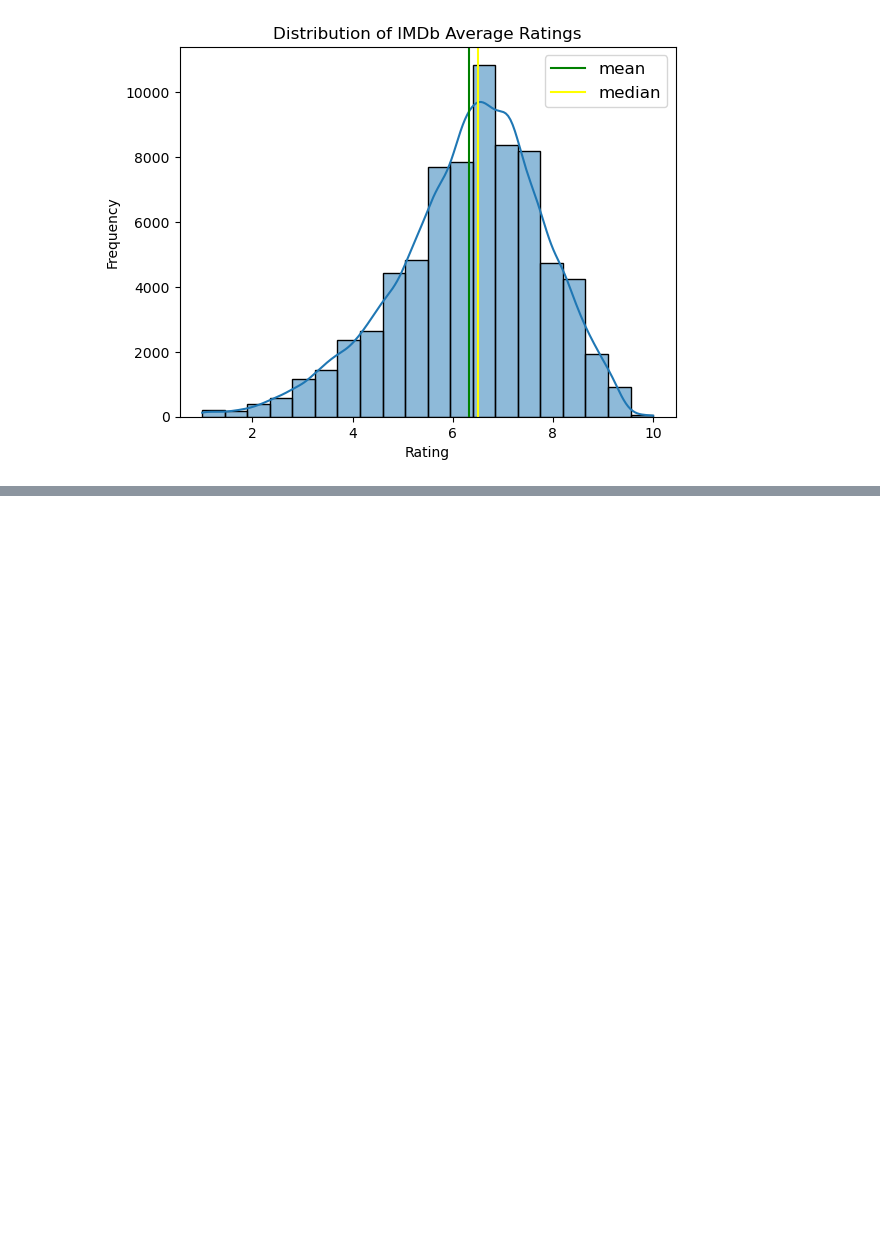
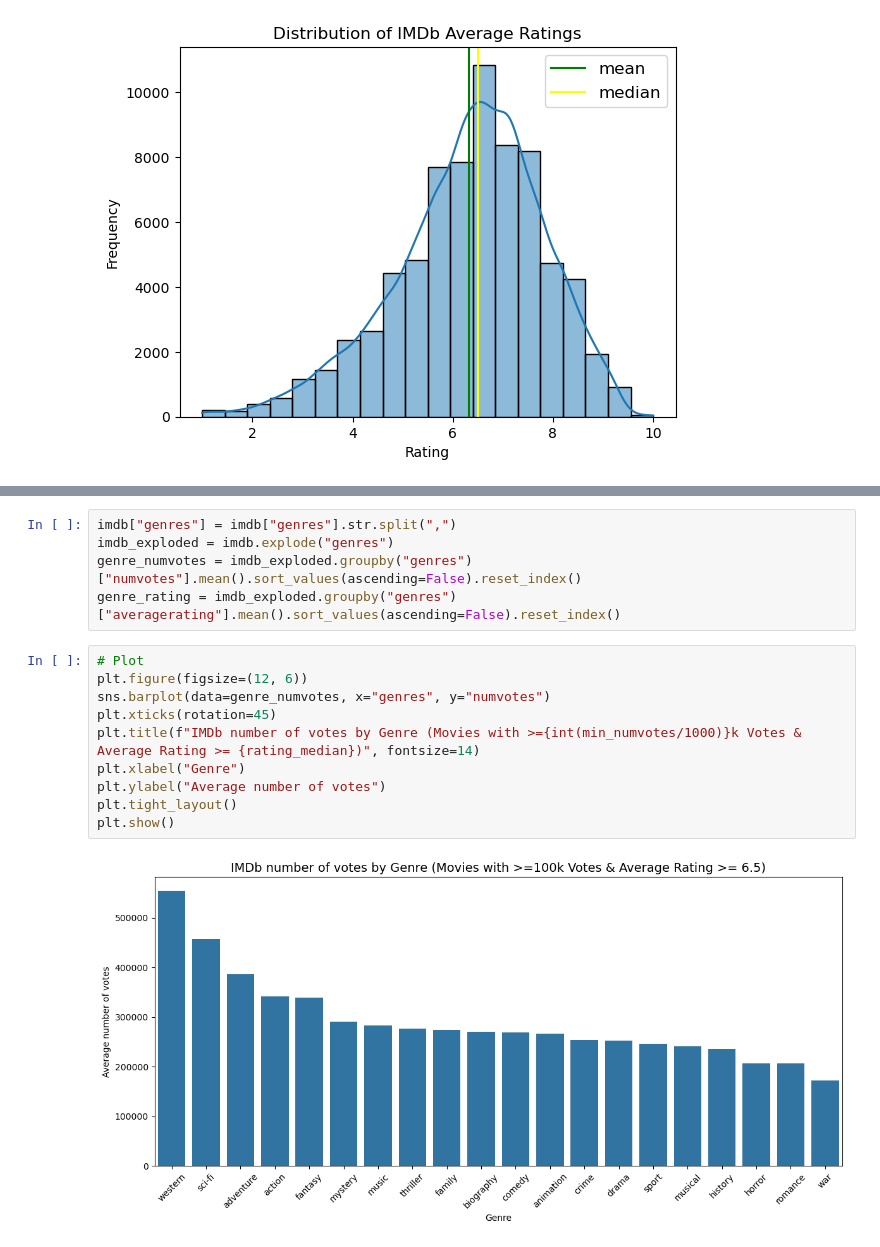
Before and after one commit to ralphy89/dsc-phase-2-project, a Jupyter notebook: working_notebook.ipynb, the cells around one changed output, grey strips where cells are left out. Cells and saved outputs as stored; diff of their text form; blank space fills up the shorter version.

```diff
--- a/working_notebook.ipynb
+++ b/working_notebook.ipynb
@@ -717,0 +749,17 @@ imdb.head()
+# %%
+imdb["genres"] = imdb["genres"].str.split(",")
+imdb_exploded = imdb.explode("genres")
+genre_numvotes = imdb_exploded.groupby("genres")["numvotes"].mean().sort_values(ascending=False).reset_index()
+genre_rating = imdb_exploded.groupby("genres")["averagerating"].mean().sort_values(ascending=False).reset_index()
+# %%
+# Plot
+plt.figure(figsize=(12, 6))
+sns.barplot(data=genre_numvotes, x="genres", y="numvotes")
+plt.xticks(rotation=45)
+plt.title(f"IMDb number of votes by Genre (Movies with >={int(min_numvotes/1000)}k Votes & Average Rating >= {rating_median})", fontsize=14)
+plt.xlabel("Genre")
+plt.ylabel("Average number of votes")
+plt.tight_layout()
+plt.show()
+# %% [output]
+[figure, added]
```
Also changed, not shown: parts of 41 cells of this notebook.
